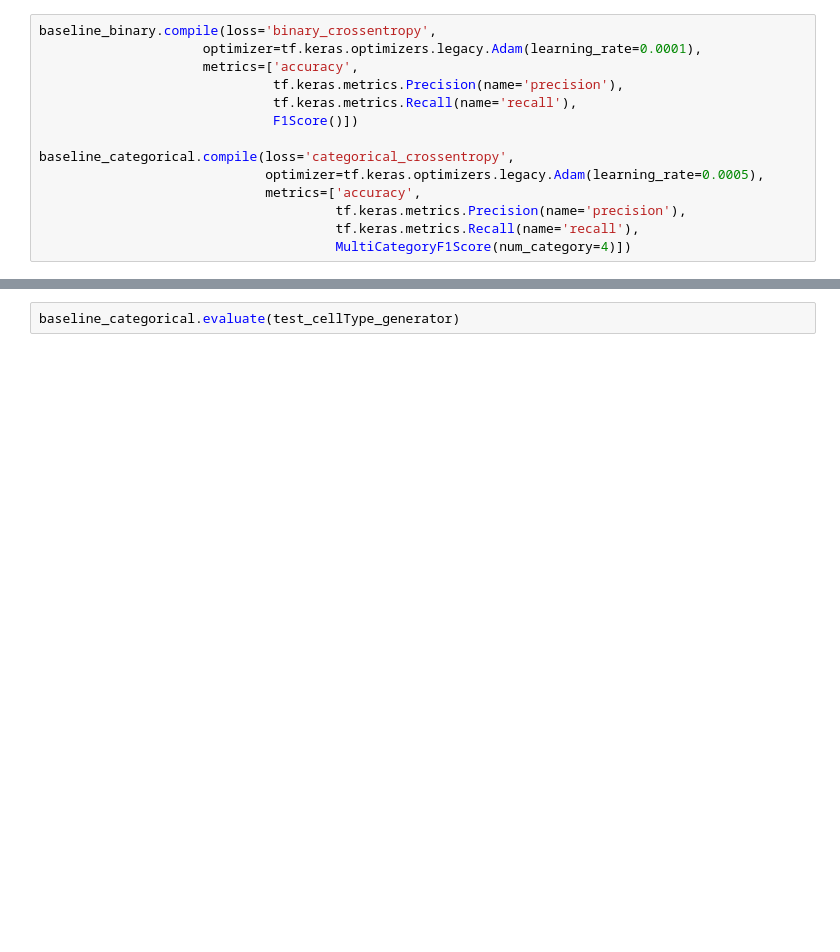
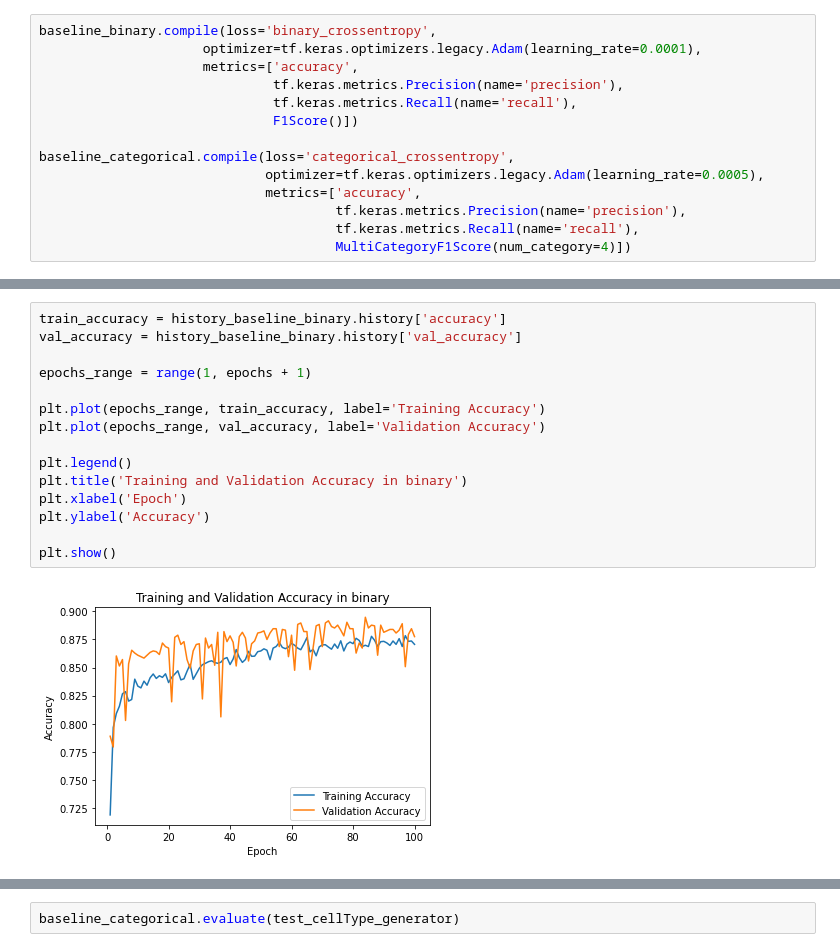
Before and after one commit to SHVleV9CYWkK/CRCHistoPhenotypes-Image-Classification, a Jupyter notebook: main.ipynb, the cells around one changed output, grey strips where cells are left out. Saved outputs shown, nothing was run; the diff lists cells and outputs as text; blank space fills up the shorter version.

```diff
--- a/main.ipynb
+++ b/main.ipynb
@@ -311,3 +327,20 @@ Epoch 100/100
+# %%
+train_accuracy = history_baseline_binary.history['accuracy']
+val_accuracy = history_baseline_binary.history['val_accuracy']
+
+epochs_range = range(1, epochs + 1)
+
+plt.plot(epochs_range, train_accuracy, label='Training Accuracy')
+plt.plot(epochs_range, val_accuracy, label='Validation Accuracy')
+
+plt.legend()
+plt.title('Training and Validation Accuracy in binary')
+plt.xlabel('Epoch')
+plt.ylabel('Accuracy')
+
+plt.show()
+# %% [output]
+[figure, added]
 # %%
 baseline_binary.evaluate(test_isCancerous_generator)
 # %% [output]
```
Also changed, not shown: parts of 18 cells of this notebook, 2 other files.
